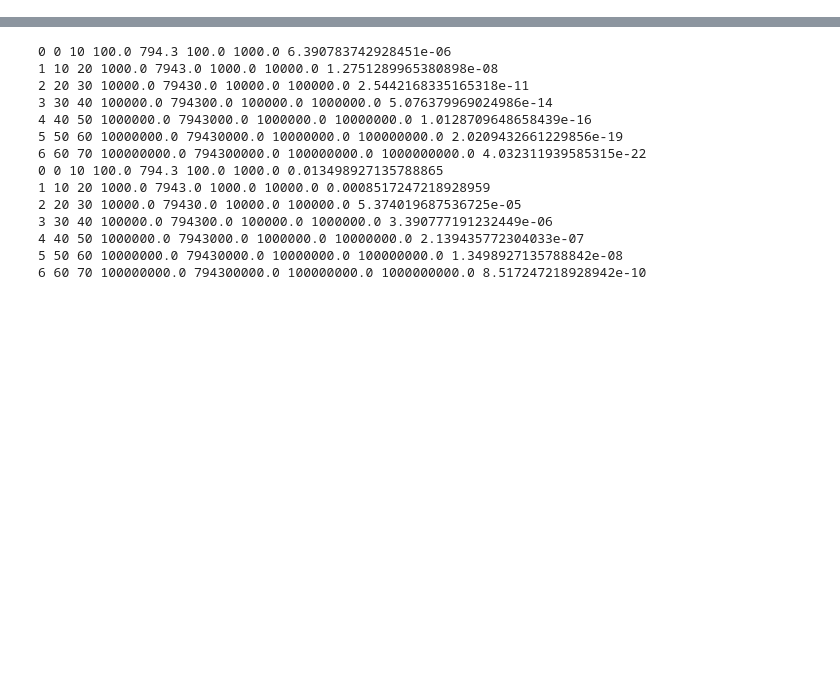
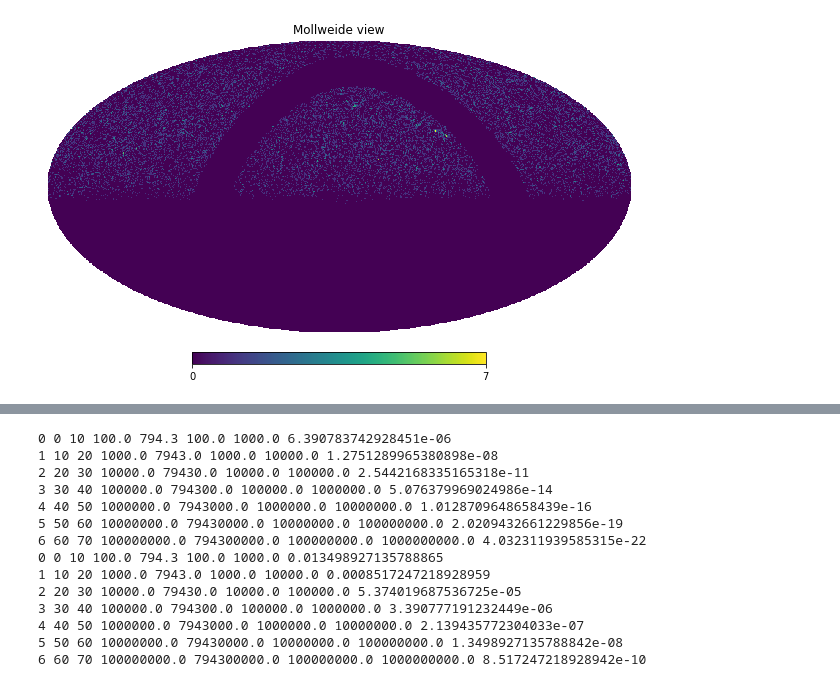
Before and after one commit to KIPAC/nuXgal, a Jupyter notebook: nb/test.ipynb, the cells around one changed output, grey strips where cells are left out. Saved outputs shown, nothing was run; the diff lists cells and outputs as text; code cells hidden in the pictures; blank space fills up the shorter version.

```diff
--- a/nb/test.ipynb
+++ b/nb/test.ipynb
@@ -56,0 +71,5 @@ for i in range(Defaults.NEbin):
+# %%
+counts_astro = eg.astroEvent_galaxy(eg.Nastro_1yr_Aeffmax * 1000, gs.density)
+hp.mollview(counts_astro[1])
+# %% [output]
+[figure, added]
```
Also changed, not shown: parts of 8 cells of this notebook, 32 other files.
